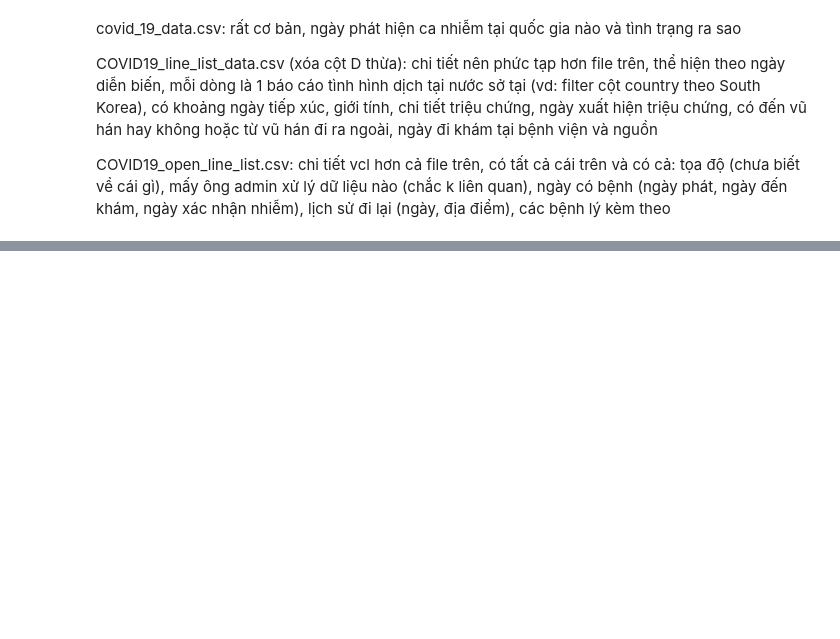
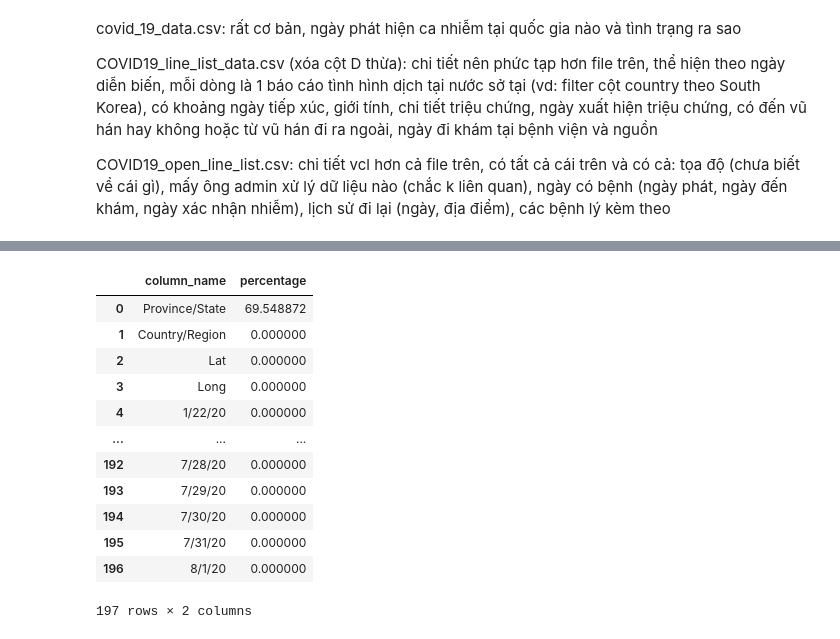
Before and after one commit to vonhatthinh/Final_Project_LTKHDL, a Jupyter notebook: 1712796-VoNhatThinh.ipynb, the cells around one changed output, grey strips where cells are left out. Saved outputs shown, nothing was run; the diff lists cells and outputs as text; code cells hidden in the pictures; blank space fills up the shorter version.

```diff
--- a/1712796-VoNhatThinh.ipynb
+++ b/1712796-VoNhatThinh.ipynb
@@ -29,0 +140,19 @@ COVID19_open_line_list.csv: chi tiết vcl hơn cả file trên, có tất cả
+# %%
+f = time_series_covid_19_confirmed
+miss_f = [(c, f[c].isna().mean()*100) for c in f]
+miss_f = pd.DataFrame(miss_f, columns=["column_name", "percentage"])
+miss_f
+# %% [output]
+|  | column_name | percentage |
+| 0 | Province/State | 69.548872 |
+| 1 | Country/Region | 0.000000 |
+| 2 | Lat | 0.000000 |
+| 3 | Long | 0.000000 |
+| 4 | 1/22/20 | 0.000000 |
+| ... | ... | ... |
+| 192 | 7/28/20 | 0.000000 |
+| 193 | 7/29/20 | 0.000000 |
+| 194 | 7/30/20 | 0.000000 |
+| 195 | 7/31/20 | 0.000000 |
+| 196 | 8/1/20 | 0.000000 |
+197 rows × 2 columns
```
Also changed, not shown: parts of 19 cells of this notebook.
